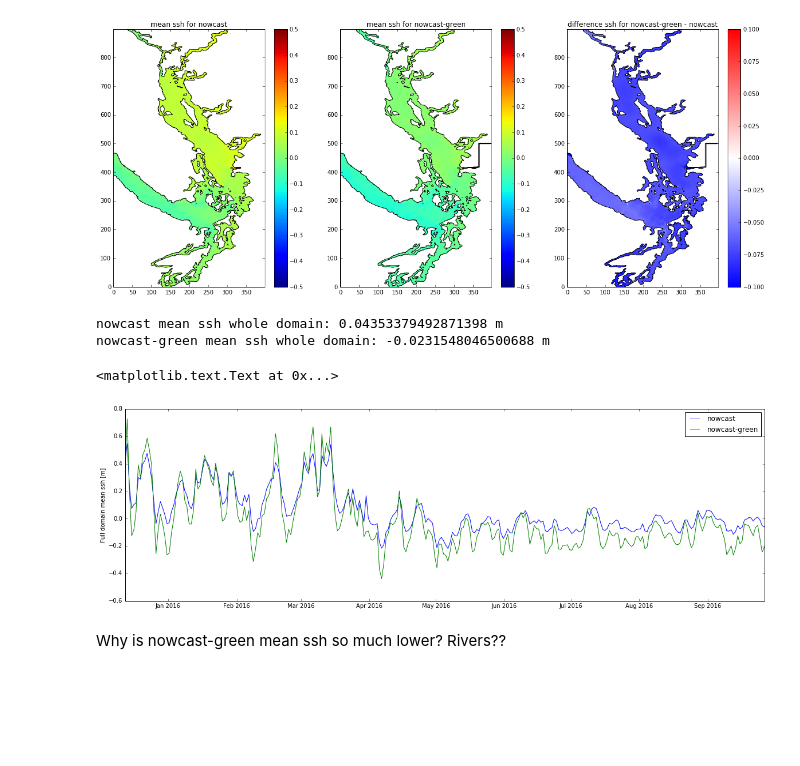
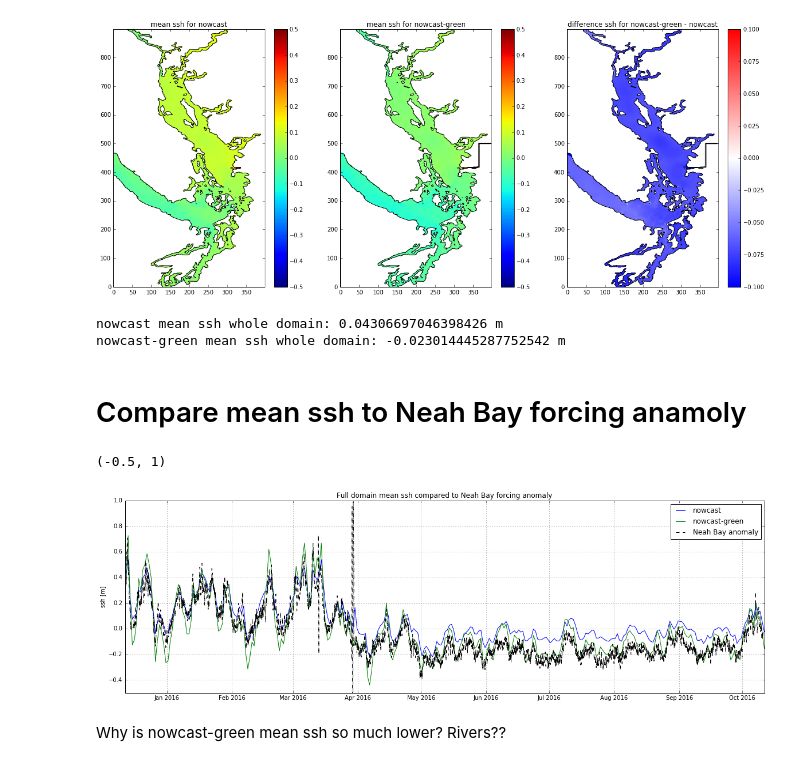
Before and after one commit to SalishSeaCast/analysis-nancy, a Jupyter notebook: notebooks/nowcast/Mean sea level of nowcast vs nowcast-green.ipynb, the cells around one changed output. Saved outputs shown, nothing was run; the diff lists cells and outputs as text; code cells hidden in the pictures; blank space fills up the shorter version.

Commit message:
Added neah bay anomaly to plot

```diff
--- a/notebooks/nowcast/Mean sea level of nowcast vs nowcast-green.ipynb
+++ b/notebooks/nowcast/Mean sea level of nowcast vs nowcast-green.ipynb
@@ -90,6 +91,6 @@ nowcast-green mean ssh whole domain: -0.14778545136372168 m
 # %%
 sdt = datetime.datetime(2015,12,12)
-edt = datetime.datetime(2016,9,26)
+edt = datetime.datetime(2016,10,11)
 
 ssh, time = load_ssh_time_series(sdt, edt, runs)
 # %%
@@ -112,16 +113,50 @@ viz_tools.plot_coastline(ax, grid_B[run])
 for run in runs:
     print('{} mean ssh whole domain: {} m'.format(labels[run], np.mean(ssh[run])))
 # %% [output]
-nowcast mean ssh whole domain: 0.04353379492871398 m
-nowcast-green mean ssh whole domain: -0.0231548046500688 m
+nowcast mean ssh whole domain: 0.04306697046398426 m
+nowcast-green mean ssh whole domain: -0.023014445287752542 m
+# %% [markdown]
+# Compare mean ssh to Neah Bay forcing anamoly
+# %%
+def NeahBay_forcing_time_series(d1, d2, results_path):
+    """Create a time series of forcing ssh from Neah Bay between dates d1 and d2"""
+
+
+    numdays = (d2-d1).days
+    dates = [d1 + datetime.timedelta(days=i) for i in range(numdays)]
+
+    tides_path = '/data/nsoontie/MEOPAR/tools/SalishSeaNowcast/tidal_predictions/'
+    surges = np.array([])
+    times = np.array([])
+
+    for d in dates:
+        file_path = os.path.join(results_path, d.strftime('%d%b%y').lower())
+        filename = glob.glob(os.path.join(file_path,'ssh*.txt'))
+        if filename:
+            time, surge, fflag = residuals.NeahBay_forcing_anom(filename[0], d, tides_path)
+            surge_t, time_t = analyze.truncate_data(np.array(surge),
+                                                     np.array(time), d, d+datetime.timedelta(days=1))
+            surges = np.concatenate((surges, surge_t))
+            times = np.concatenate((times, time_t))
+    return surges, times
+# %%
+forcing, forcing_time = NeahBay_forcing_time_series(sdt.replace(tzinfo=tz.tzutc()),
+                                                    edt.replace(tzinfo=tz.tzutc()),
+                                                    '/results/SalishSea/nowcast/')
 # %%
+colors=['b','g']
 fig,ax = plt.subplots(1,1,figsize=(20,6))
-for run in runs:
-    ax.plot(time[run],ssh[run].mean(axis=-1).mean(axis=-1),label=labels[run])
+for run, c in zip(runs, colors):
+    ax.plot(time[run],ssh[run].mean(axis=-1).mean(axis=-1),label=labels[run],color=c)
+ax.plot(forcing_time, forcing, '--', label='Neah Bay anomaly',
+        color='k')
 ax.legend()
-ax.set_ylabel('Full domain mean ssh [m]')
+ax.grid()
+ax.set_ylabel('ssh [m]')
+ax.set_title('Full domain mean ssh compared to Neah Bay forcing anomaly')
+ax.set_ylim([-.5,1])
 # %% [output]
-<matplotlib.text.Text at 0x...>
+(-0.5, 1)
-[figure, old version]
+[figure, new version]
 # %% [markdown]
 Why is nowcast-green mean ssh so much lower? Rivers??
```
Also changed, not shown: parts of 2 cells of this notebook.
